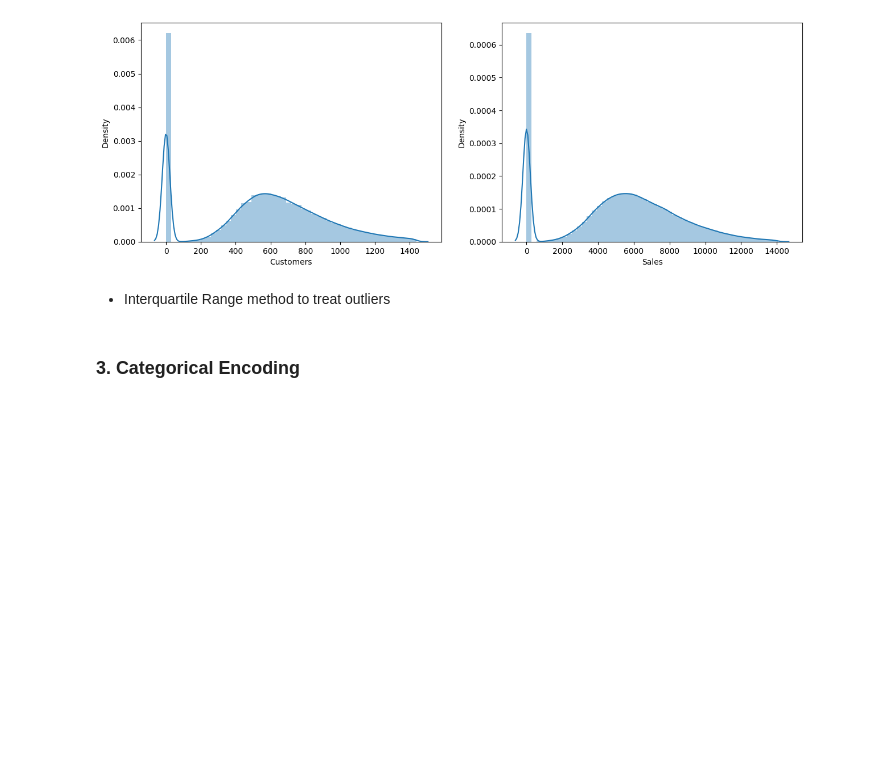
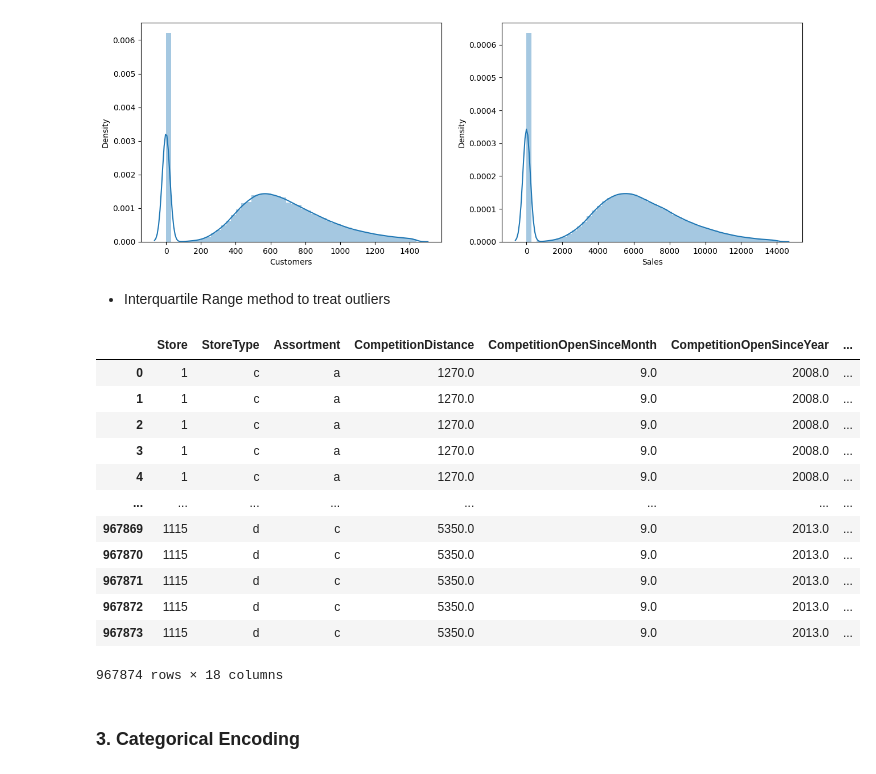
Before and after one commit to MrMRaut/Drug-Stores-Sales-Analysis-and-Prediction, a Jupyter notebook: 1151_Drug_Stores_Sales_Data.ipynb, the cells around one changed output. Saved outputs shown, nothing was run; the diff lists cells and outputs as text; code cells hidden in the pictures; blank space fills up the shorter version.

```diff
--- a/1151_Drug_Stores_Sales_Data.ipynb
+++ b/1151_Drug_Stores_Sales_Data.ipynb
@@ -590,8 +590,8 @@ pd.DataFrame(df2.isnull().sum(), columns=['Null Values'])
 df2.CompetitionDistance.fillna(df2.CompetitionDistance.median(), inplace=True)
 # %%
 # Filling null values of CompetitionSinceMonth & CompetitionSinceYear with mode values
-df2.CompetitionOpenSinceMonth.fillna(df2.CompetitionDistance.mode()[0], inplace=True)
-df2.CompetitionOpenSinceYear.fillna(df2.CompetitionDistance.mode()[0], inplace=True)
+df2.CompetitionOpenSinceMonth.fillna(df2.CompetitionOpenSinceMonth.mode()[0], inplace=True)
+df2.CompetitionOpenSinceYear.fillna(df2.CompetitionOpenSinceYear.mode()[0], inplace=True)
 # %% [markdown]
 - Promo2 means weather the store runs consecutive promotions or not if yes since what week and month they are running the promo  is something that discribe by other two columns.
 # %%
@@ -696,5 +696,21 @@ plt.show()
 # Combining both data sets
 
 maindf = pd.merge(right = df, left = df2, on = 'Store', how = 'inner')
+# %%
+maindf
+# %% [output]
+|  | Store | StoreType | Assortment | CompetitionDistance | CompetitionOpenSinceMonth | CompetitionOpenSinceYear | ... |
+| 0 | 1 | c | a | 1270.0 | 9.0 | 2008.0 | ... |
+| 1 | 1 | c | a | 1270.0 | 9.0 | 2008.0 | ... |
+| 2 | 1 | c | a | 1270.0 | 9.0 | 2008.0 | ... |
+| 3 | 1 | c | a | 1270.0 | 9.0 | 2008.0 | ... |
+| 4 | 1 | c | a | 1270.0 | 9.0 | 2008.0 | ... |
+| ... | ... | ... | ... | ... | ... | ... | ... |
+| 967869 | 1115 | d | c | 5350.0 | 9.0 | 2013.0 | ... |
+| 967870 | 1115 | d | c | 5350.0 | 9.0 | 2013.0 | ... |
+| 967871 | 1115 | d | c | 5350.0 | 9.0 | 2013.0 | ... |
+| 967872 | 1115 | d | c | 5350.0 | 9.0 | 2013.0 | ... |
+| 967873 | 1115 | d | c | 5350.0 | 9.0 | 2013.0 | ... |
+967874 rows × 18 columns
 # %% [markdown]
 ### 3. Categorical Encoding
```
Also changed, not shown: parts of 42 cells of this notebook.
